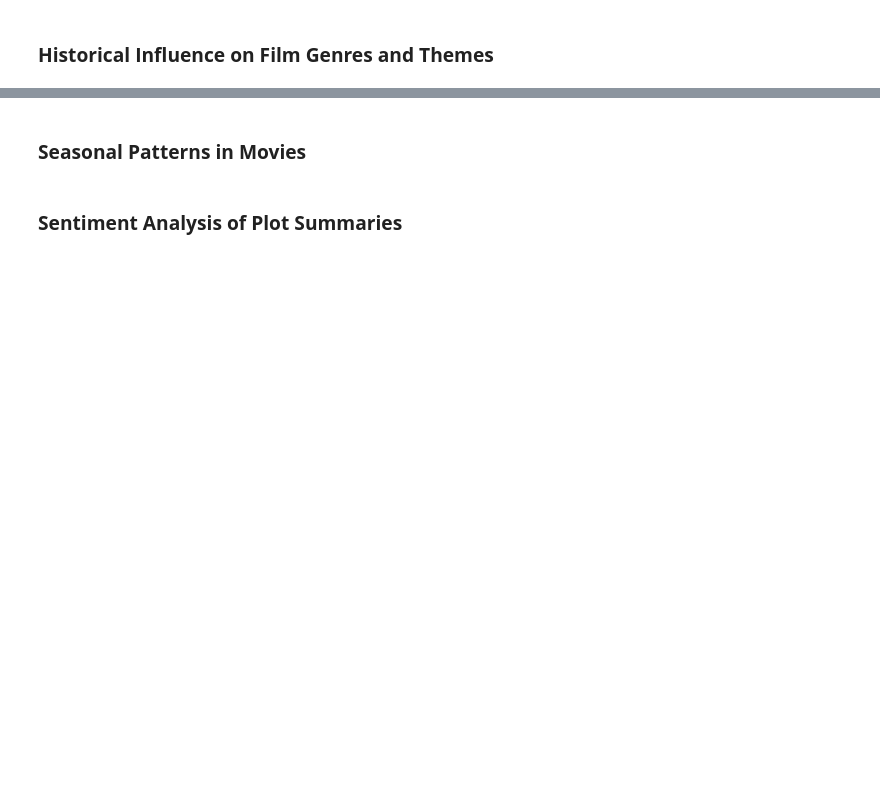
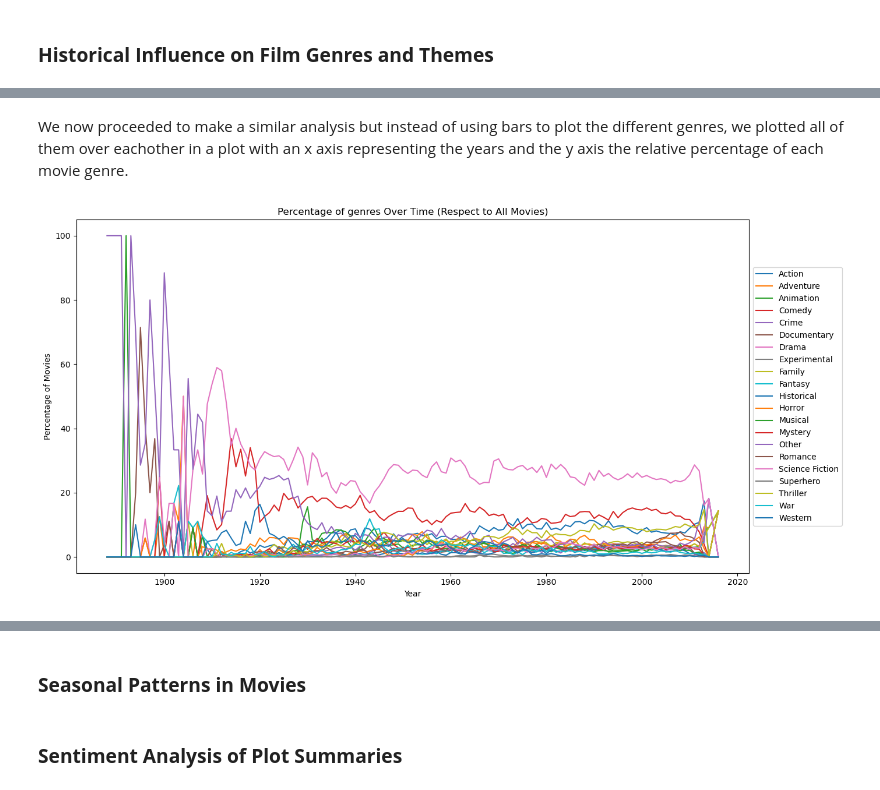
Before and after one commit to epfl-ada/ada-2024-project-semex24, a Jupyter notebook: results.ipynb, the cells around one changed output, grey strips where cells are left out. Drawn from its saved outputs; the diff is of its cells as text; code cells hidden in the pictures; blank space fills up the shorter version.

```diff
--- a/results.ipynb
+++ b/results.ipynb
@@ -170,0 +198,6 @@ plot_popularity(movies_df)
+# %% [markdown]
+We now proceeded to make a similar analysis but instead of using bars to plot the different genres, we plotted all of them over eachother in a plot with an x axis representing the years and the y axis the relative percentage of each movie genre.
+# %%
+genres_over_time(movies_df)
+# %% [output]
+[figure, added]
```
Also changed, not shown: parts of 18 cells of this notebook, 1 other file.
